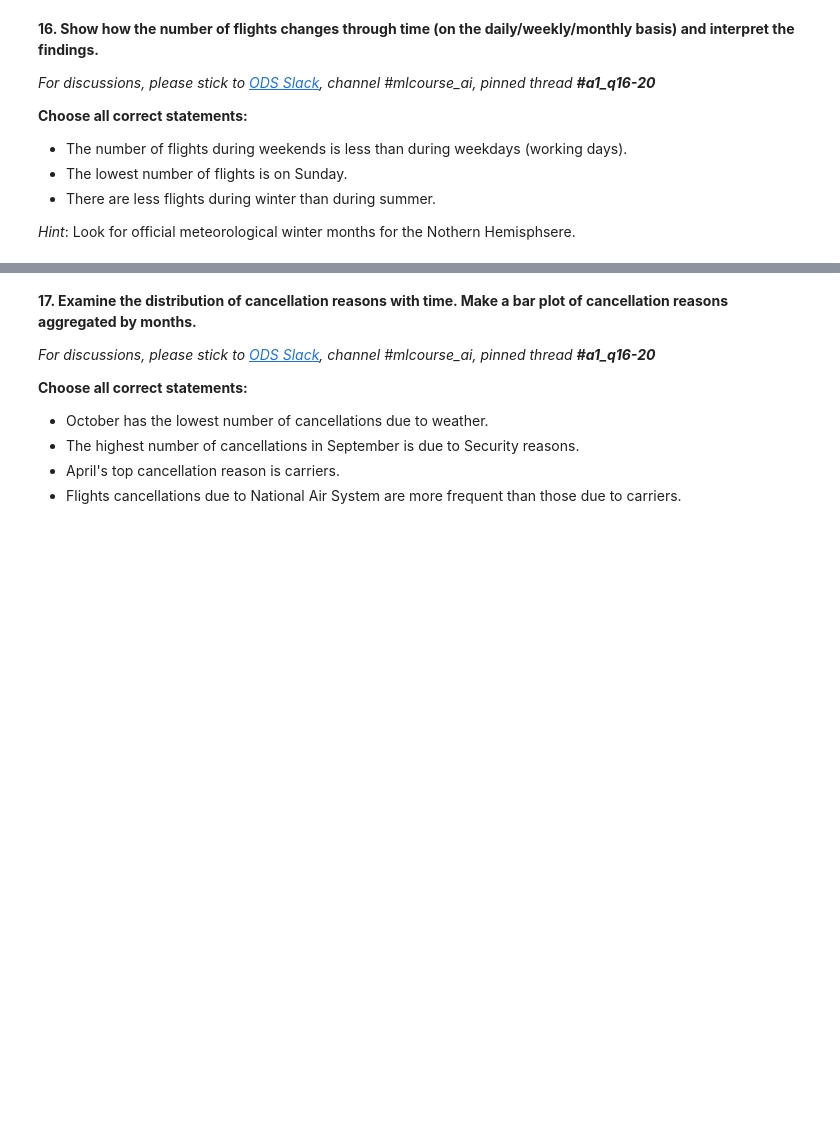
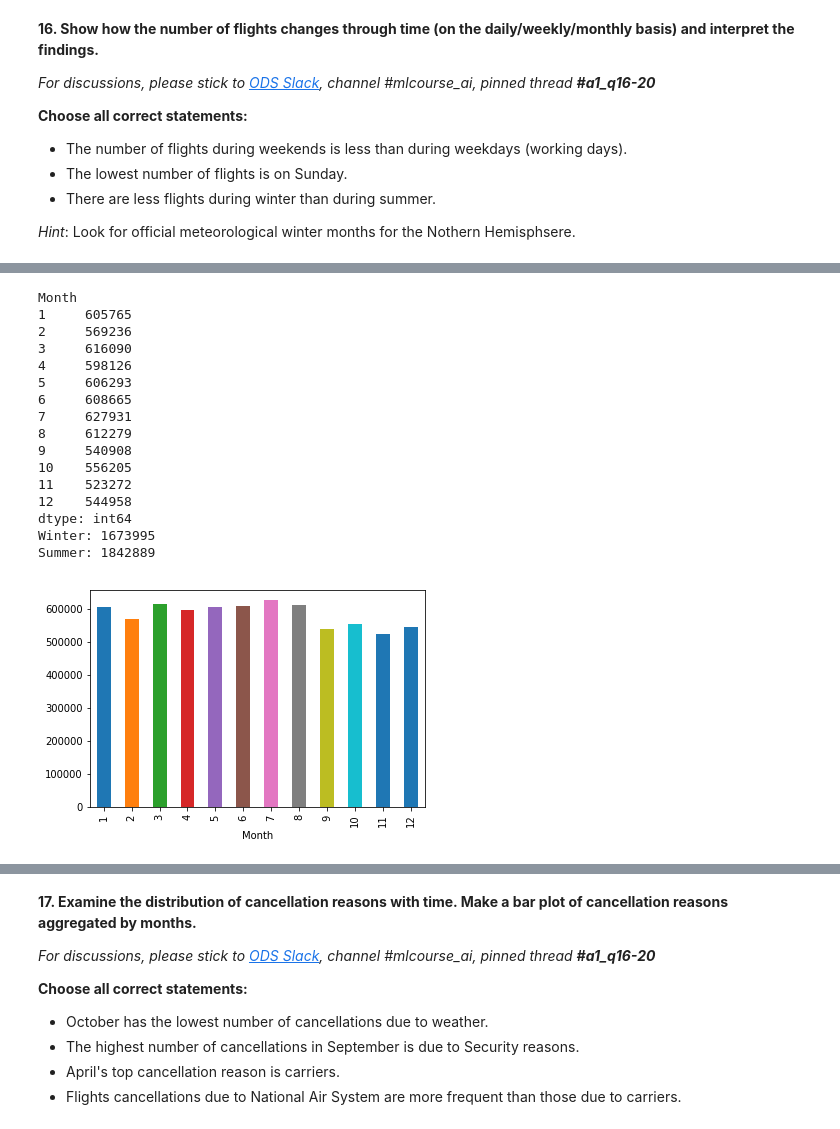
Before and after one commit to sitask/Spring2019_mlcourse.ai, a Jupyter notebook: assgn_1.ipynb, the cells around one changed output, grey strips where cells are left out. Saved outputs shown, nothing was run; the diff lists cells and outputs as text; code cells hidden in the pictures; blank space fills up the shorter version.

```diff
--- a/assgn_1.ipynb
+++ b/assgn_1.ipynb
@@ -629,0 +644,24 @@ _Hint_: Look for official meteorological winter months for the Nothern Hemisphse
+# %%
+monthly_flight_count = flights_df.groupby([flights_df.Month]).size()
+monthly_flight_count.plot(kind='bar')
+print(monthly_flight_count)
+print('Winter:', monthly_flight_count[1]+monthly_flight_count[11]+monthly_flight_count[12])
+print('Summer:', monthly_flight_count[5]+monthly_flight_count[6]+monthly_flight_count[7])
+# %% [output]
+Month
+1     605765
+2     569236
+3     616090
+4     598126
+5     606293
+6     608665
+7     627931
+8     612279
+9     540908
+10    556205
+11    523272
+12    544958
+dtype: int64
+Winter: 1673995
+Summer: 1842889
+[figure, added]
```
Also changed, not shown: parts of 29 cells of this notebook.
